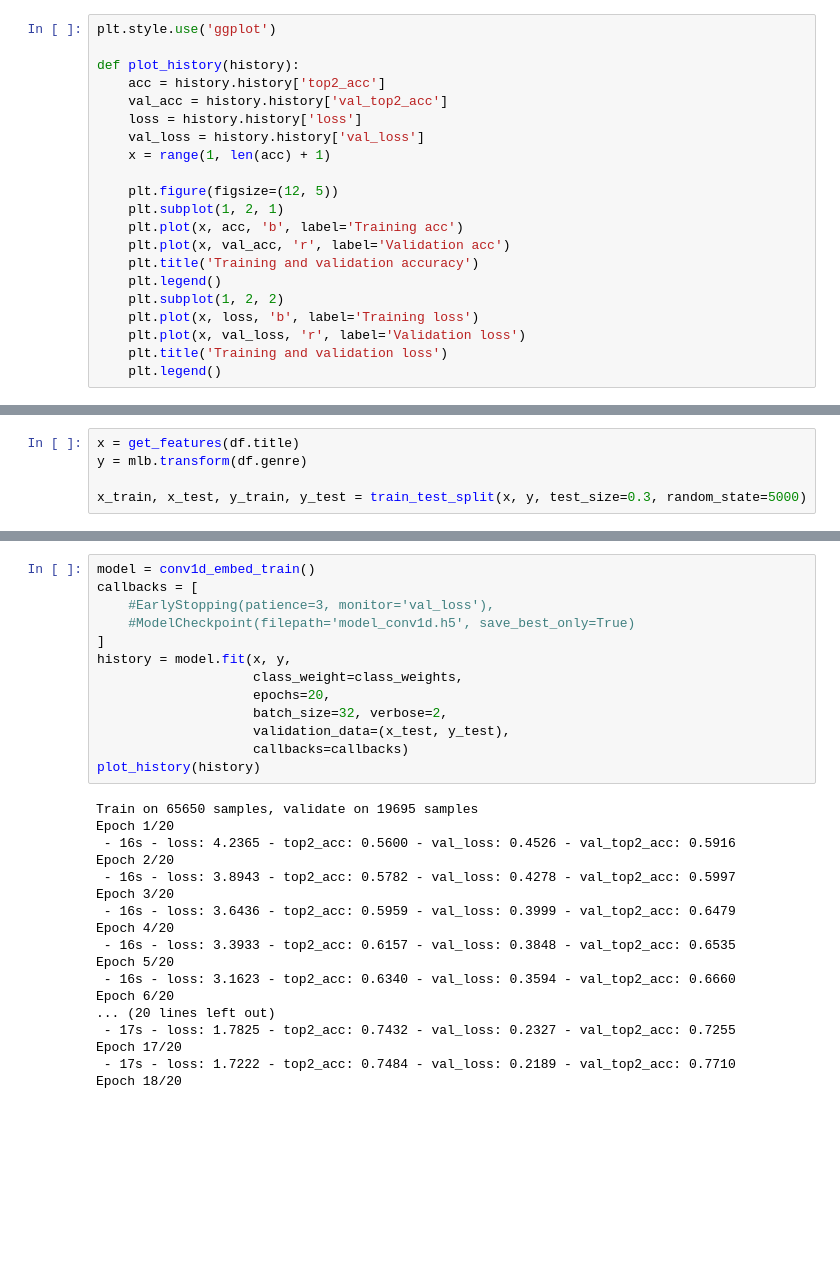
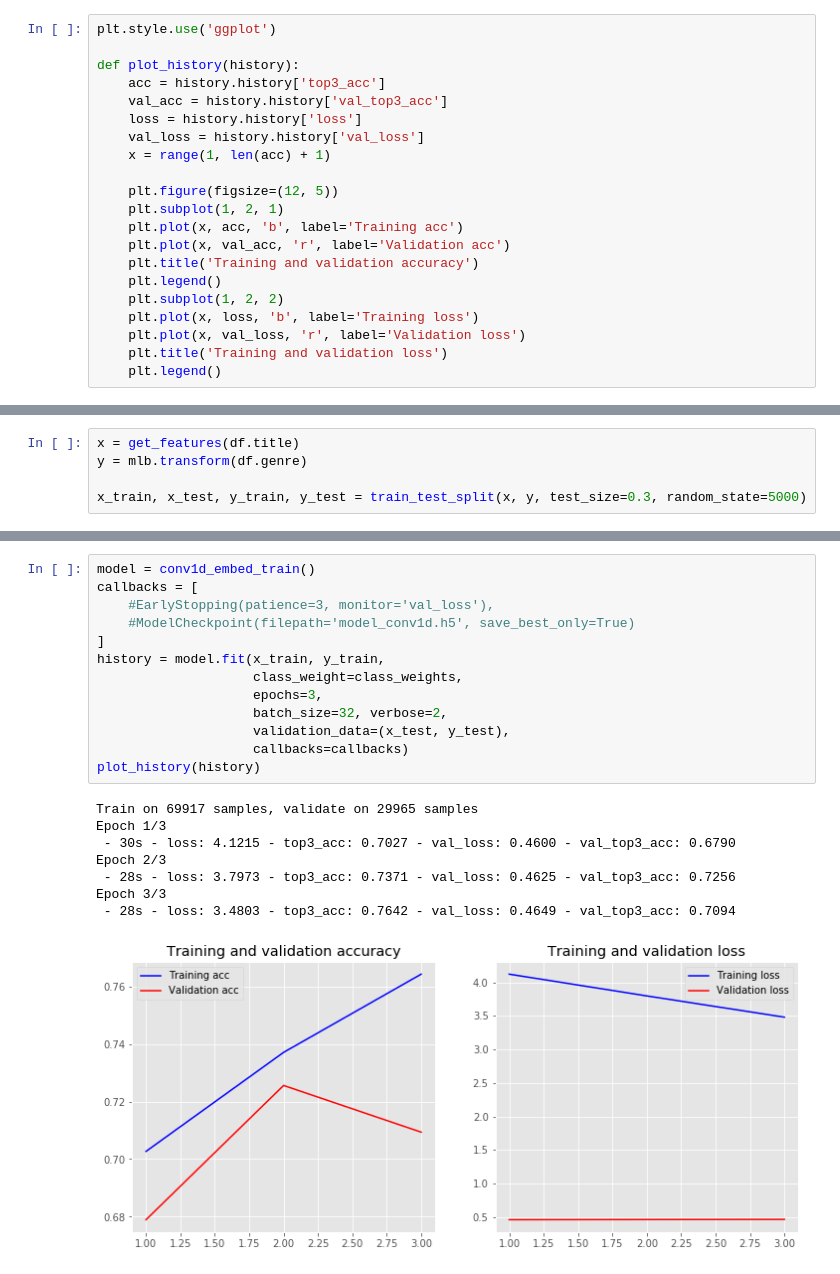
Before and after one commit to mattm-malone/moviename-classifier, a Jupyter notebook: MovieClassifier.ipynb, the cells around one changed output, grey strips where cells are left out. Cells and saved outputs as stored; diff of their text form; blank space fills up the shorter version.

```diff
--- a/MovieClassifier.ipynb
+++ b/MovieClassifier.ipynb
@@ -93,8 +94,8 @@ plt.show()
 plt.style.use('ggplot')
 
 def plot_history(history):
-    acc = history.history['top2_acc']
-    val_acc = history.history['val_top2_acc']
+    acc = history.history['top3_acc']
+    val_acc = history.history['val_top3_acc']
     loss = history.history['loss']
     val_loss = history.history['val_loss']
     x = range(1, len(acc) + 1)
@@ -238,34 +239,25 @@ Thriller 7.908400942161737
 # %%
 model = conv1d_embed_train()
 callbacks = [
     #EarlyStopping(patience=3, monitor='val_loss'),
     #ModelCheckpoint(filepath='model_conv1d.h5', save_best_only=True)
 ]
-history = model.fit(x, y,
+history = model.fit(x_train, y_train,
                     class_weight=class_weights,
-                    epochs=20,
+                    epochs=3,
                     batch_size=32, verbose=2,
                     validation_data=(x_test, y_test),
                     callbacks=callbacks)
 plot_history(history)
 # %% [output]
-Train on 65650 samples, validate on 19695 samples
-Epoch 1/20
- - 16s - loss: 4.2365 - top2_acc: 0.5600 - val_loss: 0.4526 - val_top2_acc: 0.5916
-Epoch 2/20
- - 16s - loss: 3.8943 - top2_acc: 0.5782 - val_loss: 0.4278 - val_top2_acc: 0.5997
-Epoch 3/20
- - 16s - loss: 3.6436 - top2_acc: 0.5959 - val_loss: 0.3999 - val_top2_acc: 0.6479
-Epoch 4/20
- - 16s - loss: 3.3933 - top2_acc: 0.6157 - val_loss: 0.3848 - val_top2_acc: 0.6535
-Epoch 5/20
- - 16s - loss: 3.1623 - top2_acc: 0.6340 - val_loss: 0.3594 - val_top2_acc: 0.6660
-Epoch 6/20
-... (20 lines left out)
- - 17s - loss: 1.7825 - top2_acc: 0.7432 - val_loss: 0.2327 - val_top2_acc: 0.7255
-Epoch 17/20
- - 17s - loss: 1.7222 - top2_acc: 0.7484 - val_loss: 0.2189 - val_top2_acc: 0.7710
-Epoch 18/20
+Train on 69917 samples, validate on 29965 samples
+Epoch 1/3
+ - 30s - loss: 4.1215 - top3_acc: 0.7027 - val_loss: 0.4600 - val_top3_acc: 0.6790
+Epoch 2/3
+ - 28s - loss: 3.7973 - top3_acc: 0.7371 - val_loss: 0.4625 - val_top3_acc: 0.7256
+Epoch 3/3
+ - 28s - loss: 3.4803 - top3_acc: 0.7642 - val_loss: 0.4649 - val_top3_acc: 0.7094
+[figure, added]
 # %%
 #conv1d_model = keras.models.load_model('model_conv1d_test.h5')
 #print(model.evaluate(x_test, y_test))
```
Also changed, not shown: parts of 9 cells of this notebook, 16 other files.
